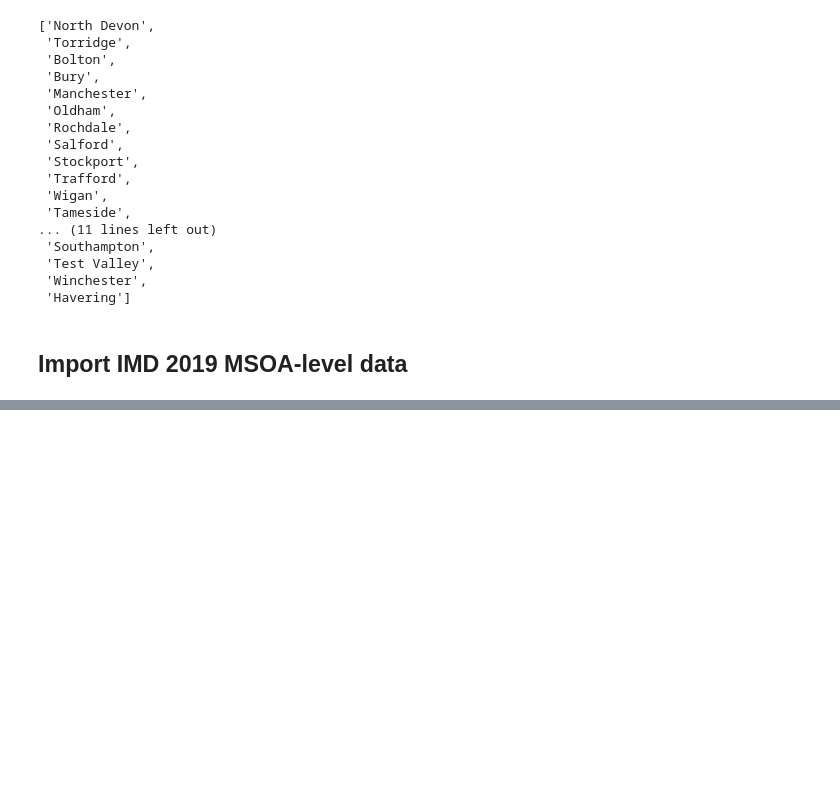
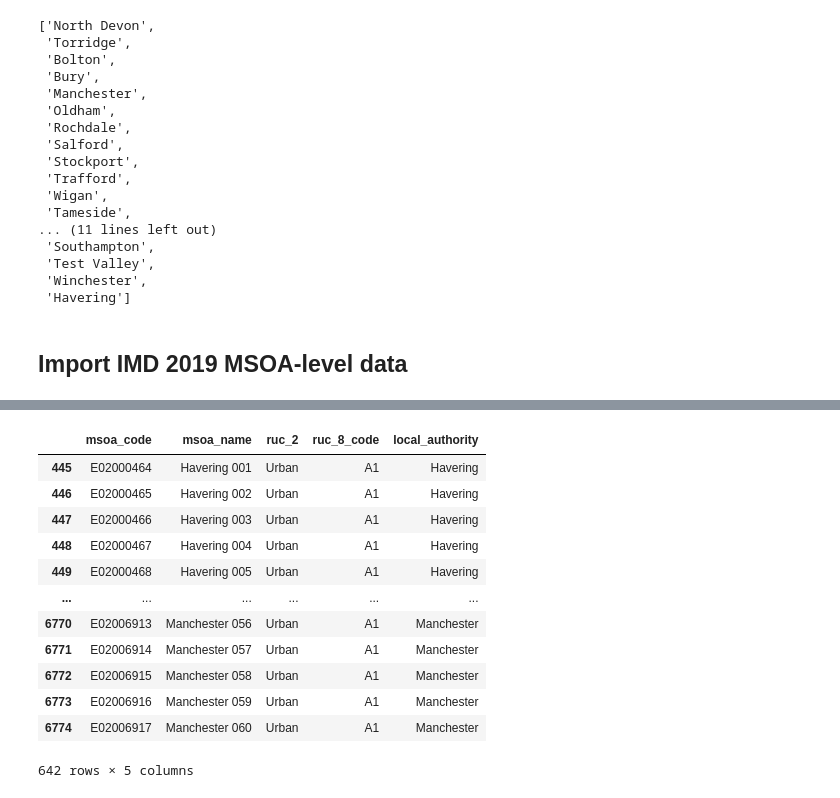
Before and after one commit to kailo-beewell/synthetic_northern_devon_dashboard, a Jupyter notebook: msoa.ipynb, the cells around one changed output, grey strips where cells are left out. Cells and saved outputs as stored; diff of their text form; code cells hidden in the pictures; blank space fills up the shorter version.

```diff
--- a/msoa.ipynb
+++ b/msoa.ipynb
@@ -220,0 +249,8 @@ Name: LAD19N, dtype: object
+# %%
+# Original import - saved as csv and import that as otherwise takes 1m40s
+# ruc = pd.read_excel(os.path.join(paths.data, paths.ruc),
+#                     sheet_name='MSOA11', skiprows=[0,1])
+# ruc.to_csv(os.path.join(paths.data, paths.ruc_msoa), index=False)
+
+ruc_full = pd.read_csv(os.path.join(paths.data, paths.ruc_msoa))
+ruc_full.head()
@@ -220,0 +303,18 @@ Name: LAD19N, dtype: object
+# %%
+# Filter to #BeeWell sites
+ruc_beewell = ruc[ruc['local_authority'].isin(la_beewell_list)]
+ruc_beewell
+# %% [output]
+|  | msoa_code | msoa_name | ruc_2 | ruc_8_code | local_authority |
+| 445 | E02000464 | Havering 001 | Urban | A1 | Havering |
+| 446 | E02000465 | Havering 002 | Urban | A1 | Havering |
+| 447 | E02000466 | Havering 003 | Urban | A1 | Havering |
+| 448 | E02000467 | Havering 004 | Urban | A1 | Havering |
+| 449 | E02000468 | Havering 005 | Urban | A1 | Havering |
+| ... | ... | ... | ... | ... | ... |
+| 6770 | E02006913 | Manchester 056 | Urban | A1 | Manchester |
+| 6771 | E02006914 | Manchester 057 | Urban | A1 | Manchester |
+| 6772 | E02006915 | Manchester 058 | Urban | A1 | Manchester |
+| 6773 | E02006916 | Manchester 059 | Urban | A1 | Manchester |
+| 6774 | E02006917 | Manchester 060 | Urban | A1 | Manchester |
+642 rows × 5 columns
```
Also changed, not shown: parts of 24 cells of this notebook.
